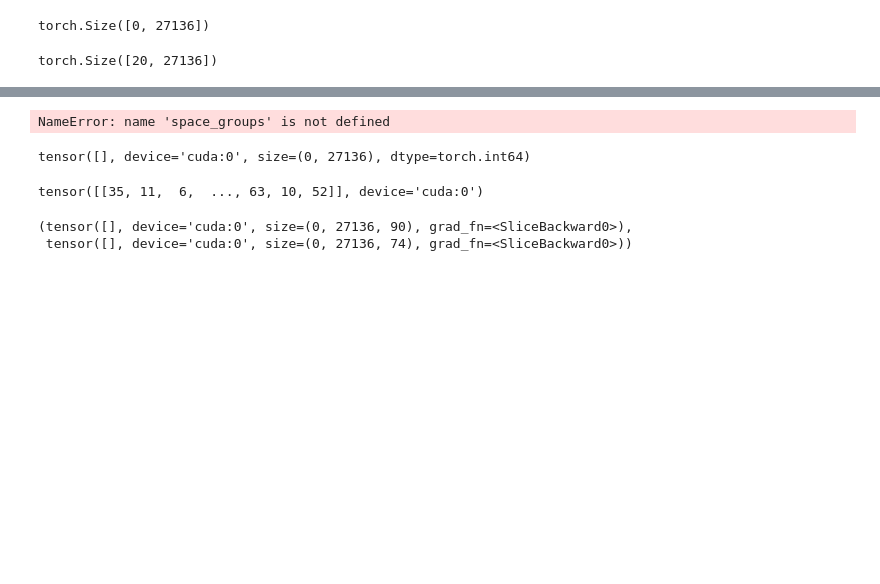
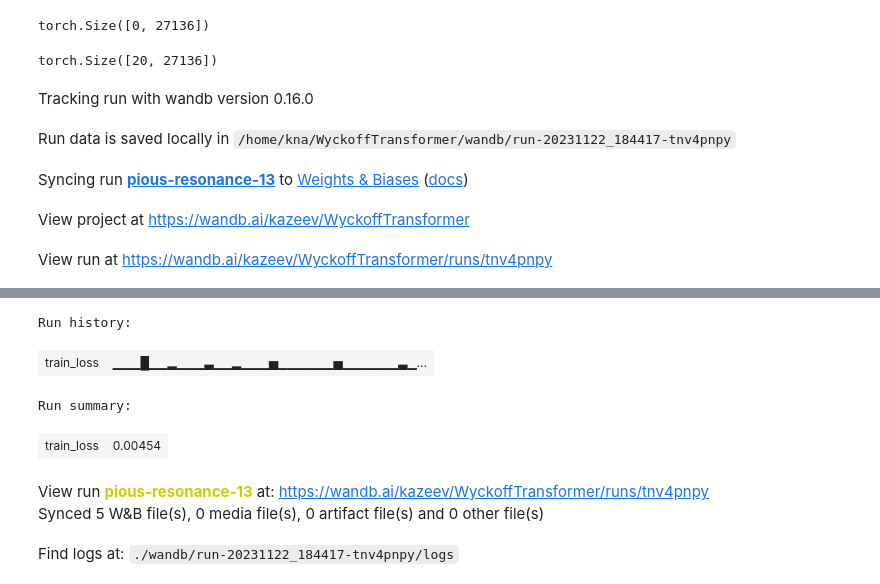
Before and after one commit to kedhip/WyckoffTransformer, a Jupyter notebook: Playground.ipynb, the cells around one changed output, grey strips where cells are left out. Saved outputs shown, nothing was run; the diff lists cells and outputs as text; code cells hidden in the pictures; blank space fills up the shorter version.

```diff
--- a/Playground.ipynb
+++ b/Playground.ipynb
@@ -112,6 +41,5 @@ Wyckoff position 4f in space group 194 with site symmetry 3 m m
 # %%
-from multiprocessing import Pool
-for dataset in (MP_20_train, MP_20_test, MP_20_val):
+for dataset in datasets_pd.values():
     with Pool() as p:
         symmetry_dataset = pd.DataFrame.from_records(p.map(structure_to_sites, dataset['structure'])).set_index(dataset.index)
     dataset.loc[:, symmetry_dataset.columns] = symmetry_dataset
@@ -359,5 +244,4 @@ model = WyckoffTransformerModel(
 # %%
-import time
 bptt = max_len
 
 criterion = nn.CrossEntropyLoss()
@@ -369,17 +253,17 @@ def get_loss(model, dataset, known_seq_len):
     (data_element, target_element), (data_site, target_site) = get_batches(dataset["symmetry_sites"],
                                                                            dataset["symmetry_elements"], known_seq_len)
     output_element = model(dataset["spacegroup_number"], **data_element)[0]
-    loss_element = criterion(output_element.flatten().view(-1, len(element_to_ids)), target_element.flatten())
+    print(output_element.shape, target_element.shape)
+    loss_element = criterion(output_element[-1, :, :], target_element)
     output_site = model(dataset["spacegroup_number"], **data_site)[1]
-    loss_site = criterion(output_site.flatten().view(-1, len(site_to_ids)), target_site.flatten())
+    loss_site = criterion(output_site[-1, :, :], target_site)
     loss = loss_element + loss_site
     return loss
 
 def train(model: nn.Module) -> None:
-    model.train()  # turn on train mode
+    model.train()
     total_loss = 0.
     log_interval = 200
-    start_time = time.time()
 
     for known_seq_len in range(1, max_len):
         loss = get_loss(model, torch_datasets["train"], known_seq_len)
@@ -391,20 +275,20 @@ def train(model: nn.Module) -> None:
         total_loss += loss.item()
 
         lr = scheduler.get_last_lr()[0]
-        ms_per_batch = (time.time() - start_time) * 1000 / log_interval
         cur_loss = total_loss / log_interval
         ppl = math.exp(cur_loss)
         print(f'| epoch {epoch:3d} | '
-                f'lr {lr:02.2f} | ms/batch {ms_per_batch:5.2f} | '
+                f'lr {lr:02.2f} | '
                 f'loss {cur_loss:5.2f} | ppl {ppl:8.2f}')
+        wandb.log({"train_loss": loss})
         total_loss = 0
-        start_time = time.time()
+
 
 def evaluate(model: nn.Module) -> float:
     model.eval()  # turn on evaluation mode
     total_loss = 0.
     with torch.no_grad():
-        for known_seq_len in range(max_len):
+        for known_seq_len in range(1, max_len):
             loss = get_loss(model, torch_datasets["val"], known_seq_len)
             total_loss += loss
     return total_loss / (len( torch_datasets["val"]["symmetry_sites"]) - 1)
@@ -414,22 +298,25 @@ epochs = 60
 
 with TemporaryDirectory() as tempdir:
     best_model_params_path = os.path.join(tempdir, "best_model_params.pt")
+    with wandb.init(project="WyckoffTransformer"):
+        for epoch in range(1, epochs + 1):
+            train(model)
+            val_loss = evaluate(model)
+            val_ppl = math.exp(val_loss)
+            print('-' * 89)
+            print(f'| end of epoch {epoch:3d} | '
+                f'valid loss {val_loss:5.2f} | valid ppl {val_ppl:8.2f}')
+            print('-' * 89)
 
-    for epoch in range(1, epochs + 1):
-        epoch_start_time = time.time()
-        train(model)
-        val_loss = evaluate(model)
-        val_ppl = math.exp(val_loss)
-        elapsed = time.time() - epoch_start_time
-        print('-' * 89)
-        print(f'| end of epoch {epoch:3d} | time: {elapsed:5.2f}s | '
-            f'valid loss {val_loss:5.2f} | valid ppl {val_ppl:8.2f}')
-        print('-' * 89)
+            if val_loss < best_val_loss:
+                best_val_loss = val_loss
+                torch.save(model.state_dict(), best_model_params_path)
 
-        if val_loss < best_val_loss:
-            best_val_loss = val_loss
-            torch.save(model.state_dict(), best_model_params_path)
-
-        scheduler.step()
+            scheduler.step()
     model.load_state_dict(torch.load(best_model_params_path))
 # %% [output]
+Tracking run with wandb version 0.16.0
+Run data is saved locally in /home/kna/WyckoffTransformer/wandb/run-20231122_184417-tnv4pnpy
+Syncing run pious-resonance-13 to Weights & Biases (docs)
+View project at https://wandb.ai/kazeev/WyckoffTransformer
+View run at https://wandb.ai/kazeev/WyckoffTransformer/runs/tnv4pnpy
@@ -454,4 +341,7 @@ FileNotFoundError: [Errno 2] No such file or directory: '/tmp/tmp1qo0q8h2/best_m
+Run history:
+| train_loss | ▁▁▁█▁▁▂▁▁▁▃▁▁▂▁▁▁▅▁▁▁▁▁▁▅▁▁▁▁▁▁▃▁... |
+Run summary:
+| train_loss | 0.00454 |
+View run pious-resonance-13 at: https://wandb.ai/kazeev/WyckoffTransformer/runs/tnv4pnpy
+Synced 5 W&B file(s), 0 media file(s), 0 artifact file(s) and 0 other file(s)
+Find logs at: ./wandb/run-20231122_184417-tnv4pnpy/logs
-# %%
-space_groups.shape
-# %% [output]
-NameError: name 'space_groups' is not defined
@@ -461,16 +348,3 @@ d1, t1 = get_batches(torch_datasets["train"]["symmetry_sites"], torch_datasets["
-# %%
-t1
-# %% [output]
-tensor([], device='cuda:0', size=(0, 27136), dtype=torch.int64)
-# %%
-torch_datasets["test"]["symmetry_sites"][[0]]
-# %% [output]
-tensor([[35, 11,  6,  ..., 63, 10, 52]], device='cuda:0')
-# %%
-model(torch_datasets["train"]["spacegroup_number"], d1['sites'], d1['species'])
-# %% [output]
-(tensor([], device='cuda:0', size=(0, 27136, 90), grad_fn=<SliceBackward0>),
- tensor([], device='cuda:0', size=(0, 27136, 74), grad_fn=<SliceBackward0>))
 # %%
 from torch.nn.functional import softmax
 model.eval()
```
Also changed, not shown: parts of 65 cells of this notebook, 1 other file.
